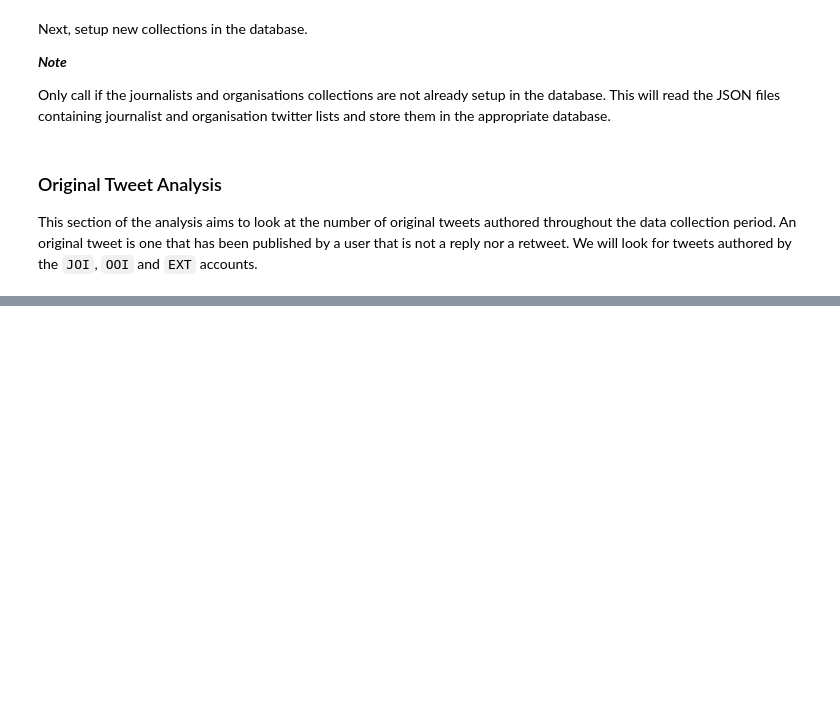
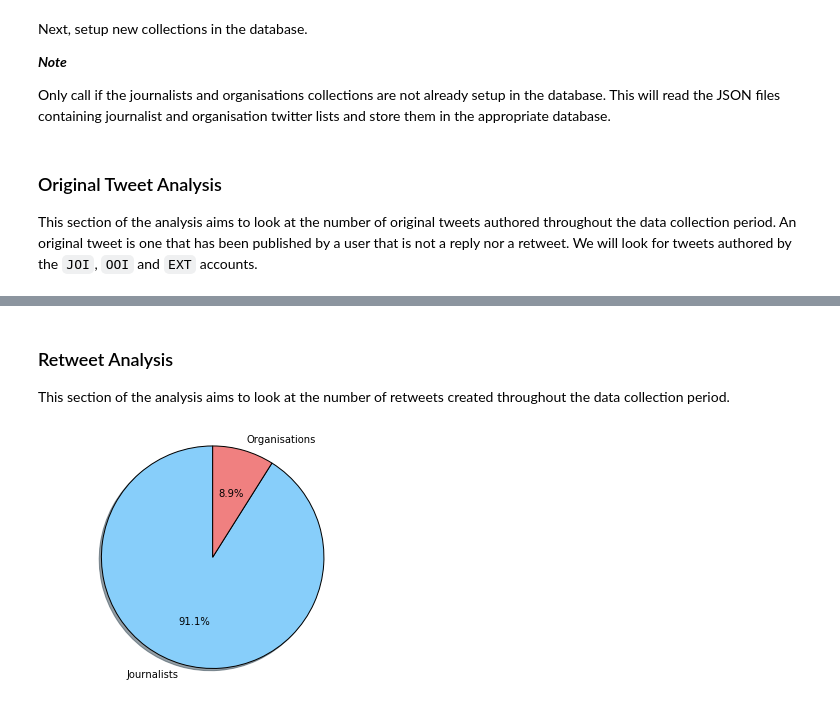
Before and after one commit to taylorrees/penemue, a Jupyter notebook: Analysis.ipynb, the cells around one changed output, grey strips where cells are left out. Cells and saved outputs as stored; diff of their text form; code cells hidden in the pictures; blank space fills up the shorter version.

Commit message:
Added analysis to notebook

```diff
--- a/Analysis.ipynb
+++ b/Analysis.ipynb
@@ -101,0 +107,37 @@ plt.show()
+# %% [markdown]
+### Retweet Analysis
+
+This section of the analysis aims to look at the number of retweets created throughout the data collection period.
+# %%
+# get sets of id_str's
+journalists = DB.journalists.distinct("id_str")
+organisations = DB.organisations.distinct("id_str")
+
+joi = DB.tweets.find({
+    "user.id_str": {"$in": journalists},
+    "retweeted_status": {"$exists": True}
+}).count()
+
+ooi = DB.tweets.find({
+    "user.id_str": {"$in": organisations},
+    "retweeted_status": {"$exists": True}
+}).count()
+
+# calculate mean percentage
+total = joi + ooi
+joi = (joi / total) * 100
+ooi = (ooi / total) * 100
+
+# data to plot
+sizes = [joi, ooi]
+labels = "Journalists", "Organisations"
+colors = ['lightskyblue', 'lightcoral']
+
+# plot
+plt.pie(sizes, labels=labels, colors=colors,
+        autopct='%1.1f%%', shadow=True, startangle=90)
+
+plt.axis('equal')
+plt.show()
+# %% [output]
+[figure, added]
```
Also changed, not shown: parts of 9 cells of this notebook.
